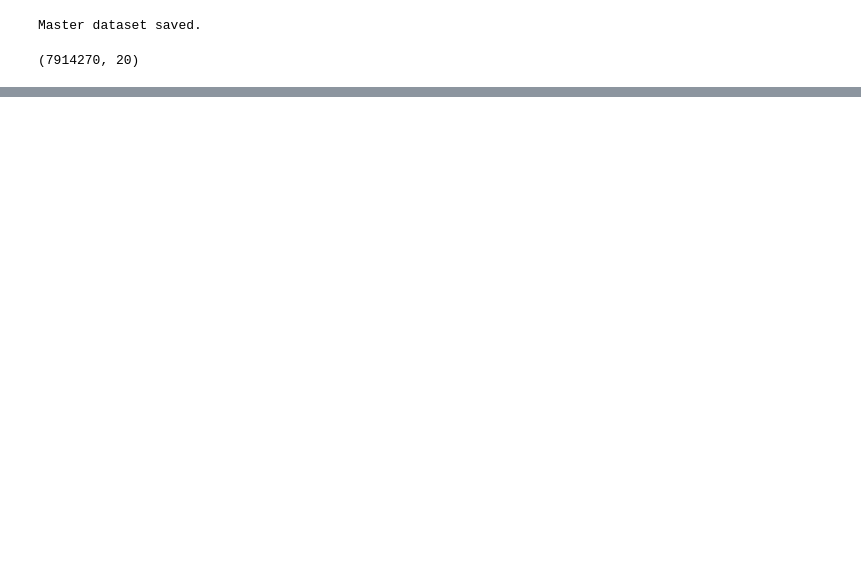
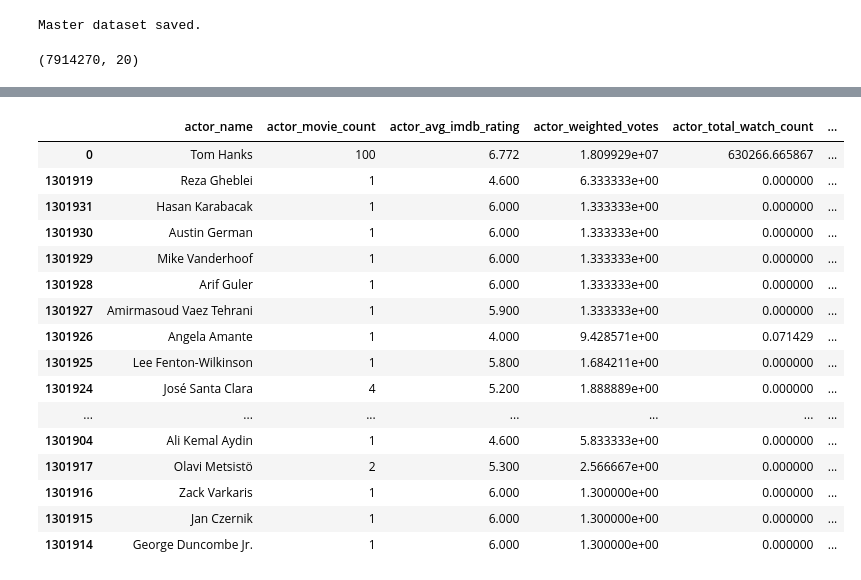
Before and after one commit to tejfaster/My-Movies, a Jupyter notebook: notebooks/imdb_master_dataset.ipynb, the cells around one changed output, grey strips where cells are left out. Drawn from its saved outputs; the diff is of its cells as text; code cells hidden in the pictures; blank space fills up the shorter version.

```diff
--- a/notebooks/imdb_master_dataset.ipynb
+++ b/notebooks/imdb_master_dataset.ipynb
@@ -303,0 +839,6 @@ master.shape
+# %%
+actor_death = investment_master.groupby("actor_name").agg(
+    deathYear=("deathYear","first")
+).reset_index()
+
+actor_death.head()
@@ -303,0 +852,28 @@ master.shape
+# %%
+actor_features = actor_features.merge(
+    actor_death,
+    on = "actor_name",
+    how = "left"
+)
+# %%
+actor_features["is_alive"] = actor_features["deathYear"].isna().astype(int)
+# %%
+actor_features.sort_values("is_alive",ascending=False).head(20)
+# %% [output]
+|  | actor_name | actor_movie_count | actor_avg_imdb_rating | actor_weighted_votes | actor_total_watch_count | ... |
+| 0 | Tom Hanks | 100 | 6.772 | 1.809929e+07 | 630266.665867 | ... |
+| 1301919 | Reza Gheblei | 1 | 4.600 | 6.333333e+00 | 0.000000 | ... |
+| 1301931 | Hasan Karabacak | 1 | 6.000 | 1.333333e+00 | 0.000000 | ... |
+| 1301930 | Austin German | 1 | 6.000 | 1.333333e+00 | 0.000000 | ... |
+| 1301929 | Mike Vanderhoof | 1 | 6.000 | 1.333333e+00 | 0.000000 | ... |
+| 1301928 | Arif Guler | 1 | 6.000 | 1.333333e+00 | 0.000000 | ... |
+| 1301927 | Amirmasoud Vaez Tehrani | 1 | 5.900 | 1.333333e+00 | 0.000000 | ... |
+| 1301926 | Angela Amante | 1 | 4.000 | 9.428571e+00 | 0.071429 | ... |
+| 1301925 | Lee Fenton-Wilkinson | 1 | 5.800 | 1.684211e+00 | 0.000000 | ... |
+| 1301924 | José Santa Clara | 4 | 5.200 | 1.888889e+00 | 0.000000 | ... |
+| ... | ... | ... | ... | ... | ... | ... |
+| 1301904 | Ali Kemal Aydin | 1 | 4.600 | 5.833333e+00 | 0.000000 | ... |
+| 1301917 | Olavi Metsistö | 2 | 5.300 | 2.566667e+00 | 0.000000 | ... |
+| 1301916 | Zack Varkaris | 1 | 6.000 | 1.300000e+00 | 0.000000 | ... |
+| 1301915 | Jan Czernik | 1 | 6.000 | 1.300000e+00 | 0.000000 | ... |
+| 1301914 | George Duncombe Jr. | 1 | 6.000 | 1.300000e+00 | 0.000000 | ... |
```
Also changed, not shown: parts of 64 cells of this notebook.
